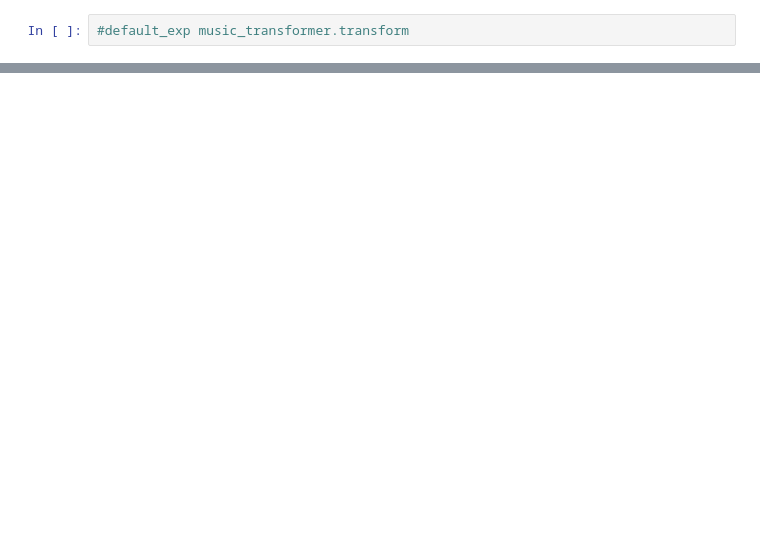
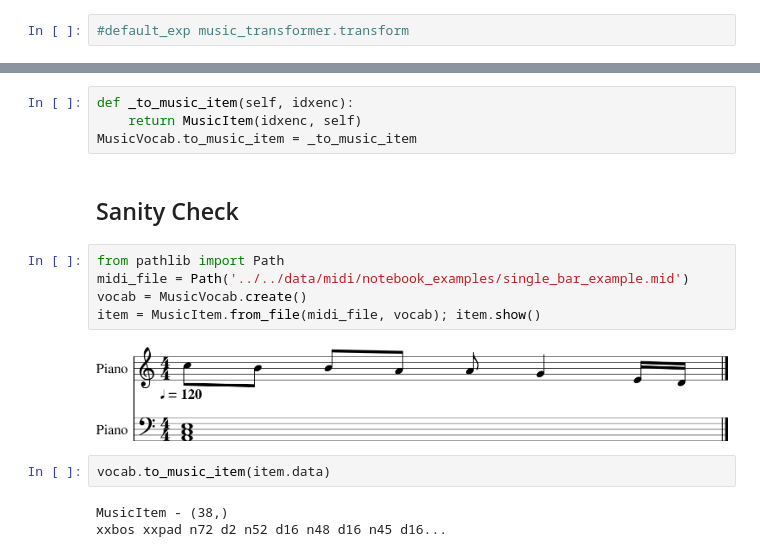
Before and after one commit to bearpelican/musicautobot, a Jupyter notebook: develop/music_transformer/transform.ipynb, the cells around one changed output, grey strips where cells are left out. Saved outputs shown, nothing was run; the diff lists cells and outputs as text; blank space fills up the shorter version.

```diff
--- a/develop/music_transformer/transform.ipynb
+++ b/develop/music_transformer/transform.ipynb
@@ -233,6 +235,24 @@ def mask_section(xb, pos, token_range, replacement_idx, section_range=None):
 
     xb[token_mask & section_mask] = replacement_idx
     return xb
+# %%
+def _to_music_item(self, idxenc):
+    return MusicItem(idxenc, self)
+MusicVocab.to_music_item = _to_music_item
+# %% [markdown]
+## Sanity Check
+# %%
+from pathlib import Path
+midi_file = Path('../../data/midi/notebook_examples/single_bar_example.mid')
+vocab = MusicVocab.create()
+item = MusicItem.from_file(midi_file, vocab); item.show()
+# %% [output]
+[figure, added]
+# %%
+vocab.to_music_item(item.data)
+# %% [output]
+MusicItem - (38,)
+xxbos xxpad n72 d2 n52 d16 n48 d16 n45 d16...
 # %%
 #hide
 from nbdev.export import notebook2script
```
Also changed, not shown: parts of 2 cells of this notebook, 26 other files.
